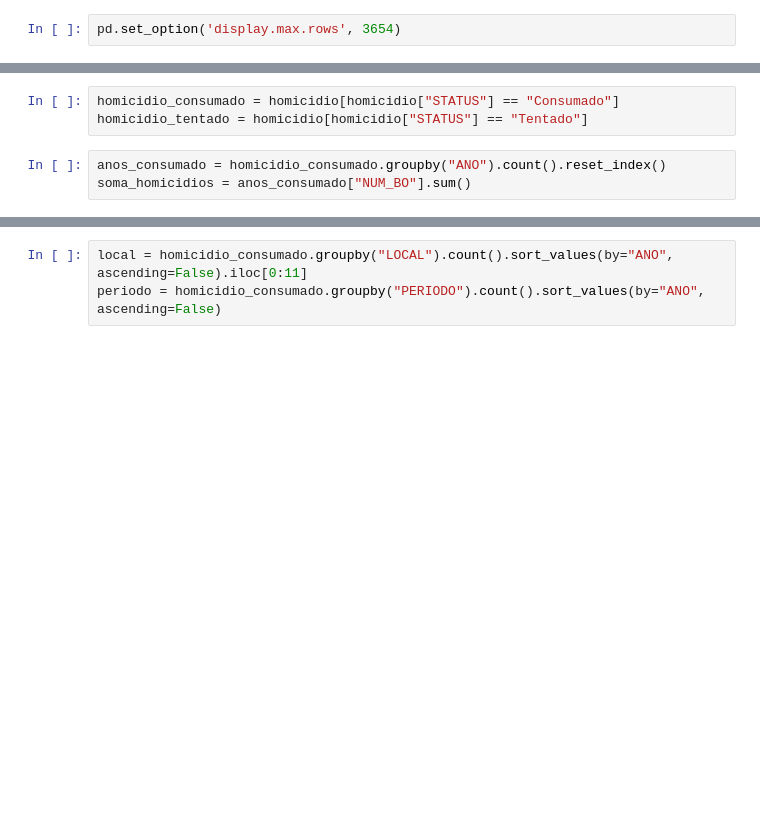
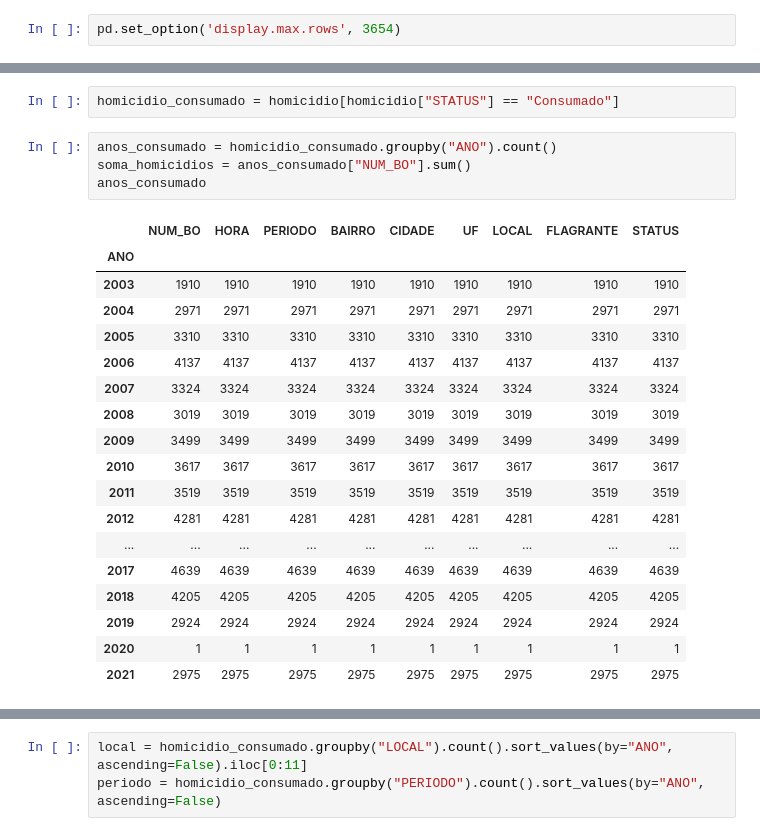
Before and after one commit to Pennini/Curso-Python-2022, a Jupyter notebook: Projeto_Final/projeto_final_crimes.ipynb, the cells around one changed output, grey strips where cells are left out. Cells and saved outputs as stored; diff of their text form; blank space fills up the shorter version.

```diff
--- a/Projeto_Final/projeto_final_crimes.ipynb
+++ b/Projeto_Final/projeto_final_crimes.ipynb
@@ -214,7 +214,26 @@ def linha_interativo(df):
     fig.show()
 # %%
 homicidio_consumado = homicidio[homicidio["STATUS"] == "Consumado"]
-homicidio_tentado = homicidio[homicidio["STATUS"] == "Tentado"]
 # %%
-anos_consumado = homicidio_consumado.groupby("ANO").count().reset_index()
+anos_consumado = homicidio_consumado.groupby("ANO").count()
 soma_homicidios = anos_consumado["NUM_BO"].sum()
+anos_consumado
+# %% [output]
+|  | NUM_BO | HORA | PERIODO | BAIRRO | CIDADE | UF | LOCAL | FLAGRANTE | STATUS |
+| ANO |  |  |  |  |  |  |  |  |  |
+| 2003 | 1910 | 1910 | 1910 | 1910 | 1910 | 1910 | 1910 | 1910 | 1910 |
+| 2004 | 2971 | 2971 | 2971 | 2971 | 2971 | 2971 | 2971 | 2971 | 2971 |
+| 2005 | 3310 | 3310 | 3310 | 3310 | 3310 | 3310 | 3310 | 3310 | 3310 |
+| 2006 | 4137 | 4137 | 4137 | 4137 | 4137 | 4137 | 4137 | 4137 | 4137 |
+| 2007 | 3324 | 3324 | 3324 | 3324 | 3324 | 3324 | 3324 | 3324 | 3324 |
+| 2008 | 3019 | 3019 | 3019 | 3019 | 3019 | 3019 | 3019 | 3019 | 3019 |
+| 2009 | 3499 | 3499 | 3499 | 3499 | 3499 | 3499 | 3499 | 3499 | 3499 |
+| 2010 | 3617 | 3617 | 3617 | 3617 | 3617 | 3617 | 3617 | 3617 | 3617 |
+| 2011 | 3519 | 3519 | 3519 | 3519 | 3519 | 3519 | 3519 | 3519 | 3519 |
+| 2012 | 4281 | 4281 | 4281 | 4281 | 4281 | 4281 | 4281 | 4281 | 4281 |
+| ... | ... | ... | ... | ... | ... | ... | ... | ... | ... |
+| 2017 | 4639 | 4639 | 4639 | 4639 | 4639 | 4639 | 4639 | 4639 | 4639 |
+| 2018 | 4205 | 4205 | 4205 | 4205 | 4205 | 4205 | 4205 | 4205 | 4205 |
+| 2019 | 2924 | 2924 | 2924 | 2924 | 2924 | 2924 | 2924 | 2924 | 2924 |
+| 2020 | 1 | 1 | 1 | 1 | 1 | 1 | 1 | 1 | 1 |
+| 2021 | 2975 | 2975 | 2975 | 2975 | 2975 | 2975 | 2975 | 2975 | 2975 |
```
Also changed, not shown: parts of 26 cells of this notebook.
